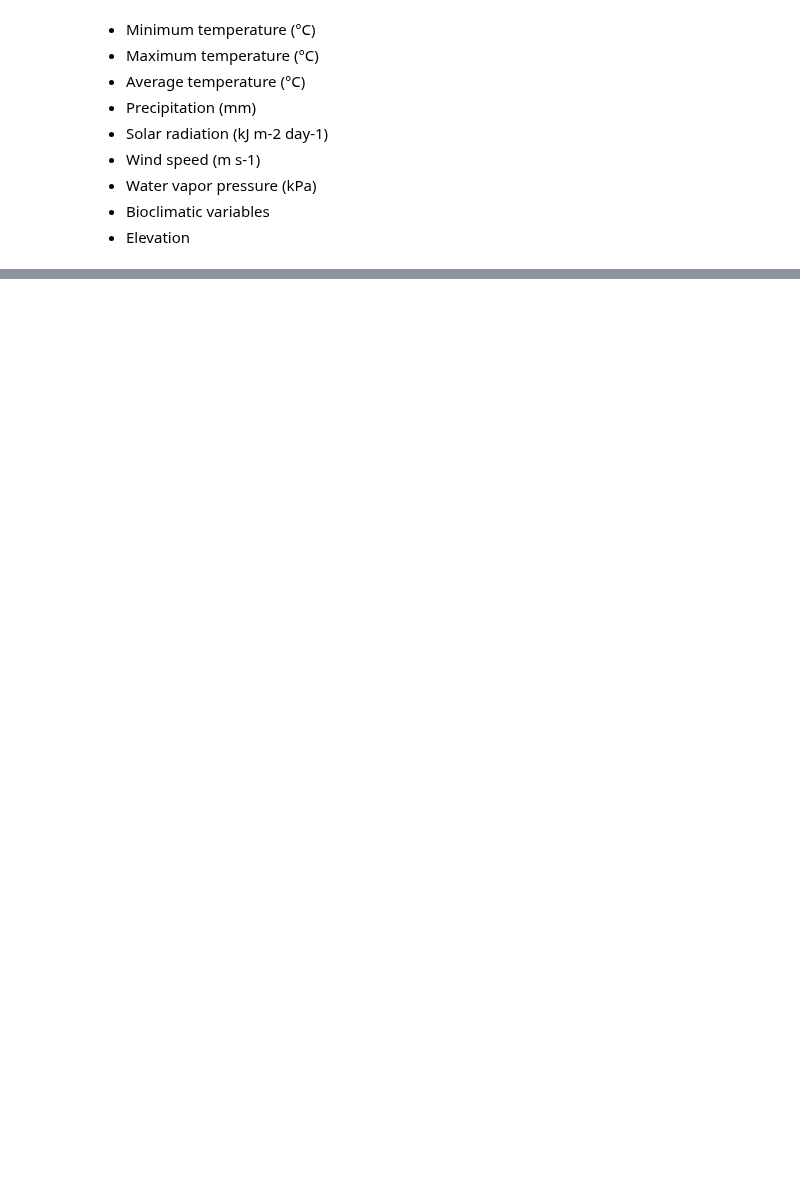
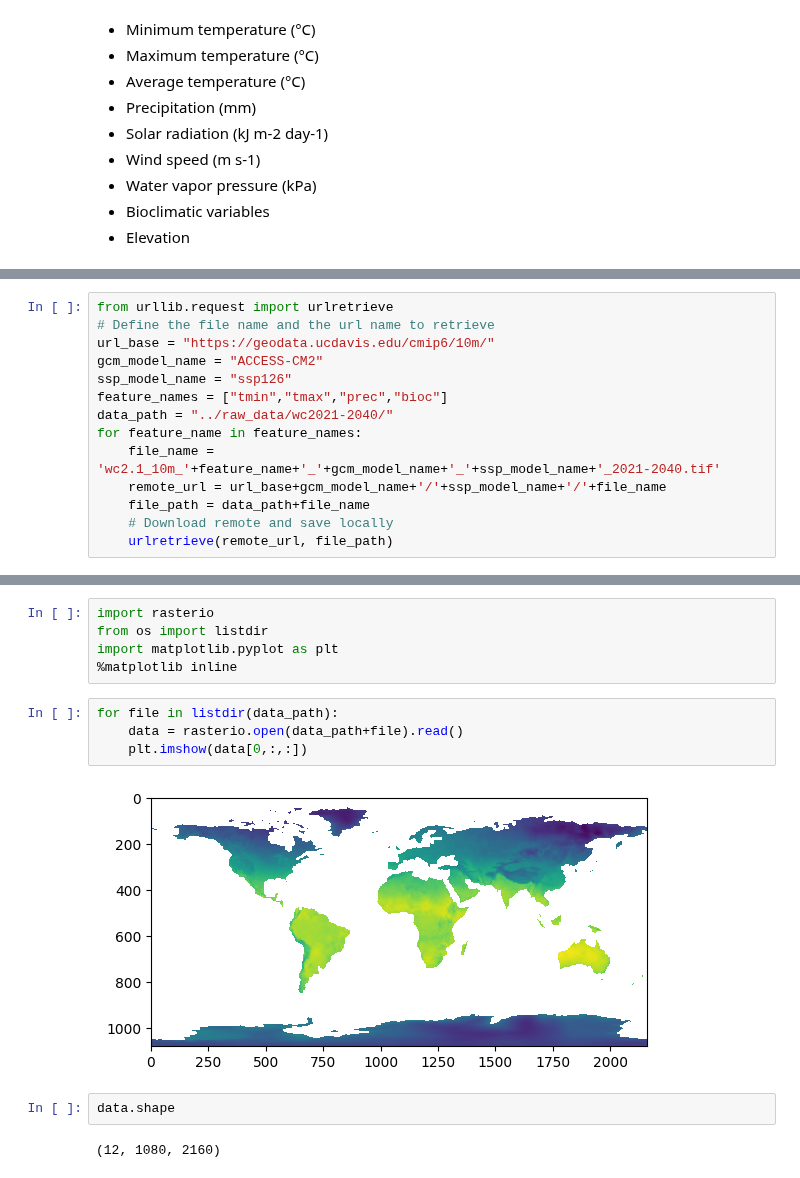
Before and after one commit to dadavie/planetary_garden, a Jupyter notebook: notebooks/Climate_overview.ipynb, the cells around one changed output, grey strips where cells are left out. Saved outputs shown, nothing was run; the diff lists cells and outputs as text; blank space fills up the shorter version.

Commit message:
Data download and some pics

```diff
--- a/notebooks/Climate_overview.ipynb
+++ b/notebooks/Climate_overview.ipynb
@@ -31,0 +90,14 @@ https://worldclim.org/data/worldclim21.html
+# %%
+from urllib.request import urlretrieve
+# Define the file name and the url name to retrieve
+url_base = "https://geodata.ucdavis.edu/cmip6/10m/"
+gcm_model_name = "ACCESS-CM2"
+ssp_model_name = "ssp126"
+feature_names = ["tmin","tmax","prec","bioc"]
+data_path = "../raw_data/wc2021-2040/"
+for feature_name in feature_names:
+    file_name = 'wc2.1_10m_'+feature_name+'_'+gcm_model_name+'_'+ssp_model_name+'_2021-2040.tif'
+    remote_url = url_base+gcm_model_name+'/'+ssp_model_name+'/'+file_name
+    file_path = data_path+file_name
+    # Download remote and save locally
+    urlretrieve(remote_url, file_path)
@@ -32,3 +112,18 @@ https://worldclim.org/data/worldclim21.html
+# %%
+import rasterio
+from os import listdir
+import matplotlib.pyplot as plt
+%matplotlib inline
+# %%
+for file in listdir(data_path):
+    data = rasterio.open(data_path+file).read()
+    plt.imshow(data[0,:,:])
+# %% [output]
+[figure, added]
+# %%
+data.shape
+# %% [output]
+(12, 1080, 2160)
 # %%
 # !pip install latlon_utils
 # !conda install rasterio xarray
```
Also changed, not shown: parts of 12 cells of this notebook.
